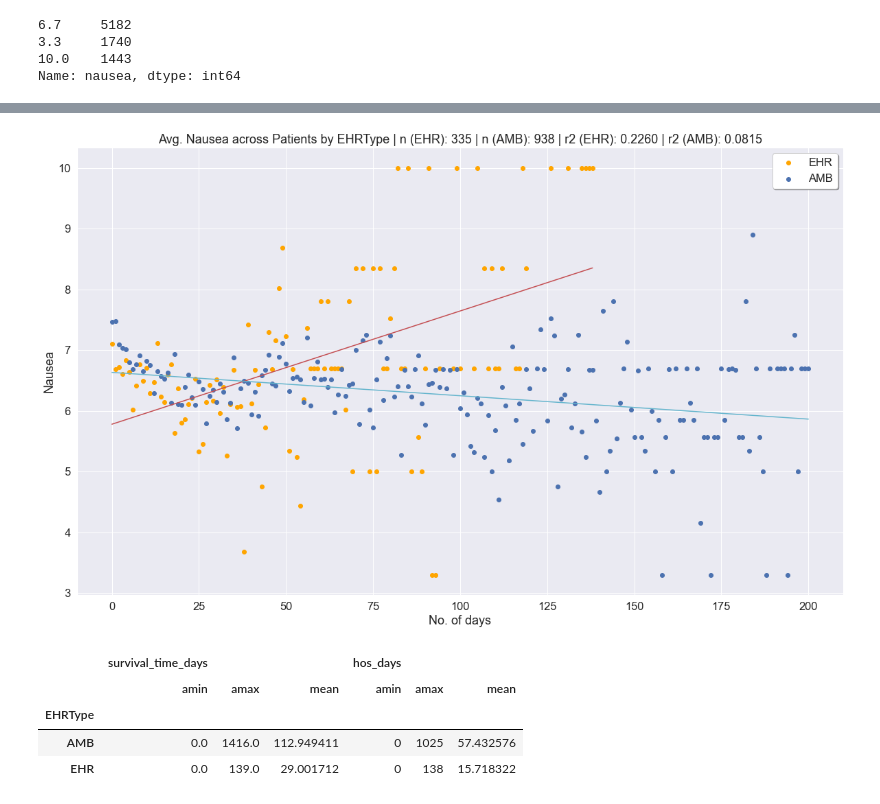
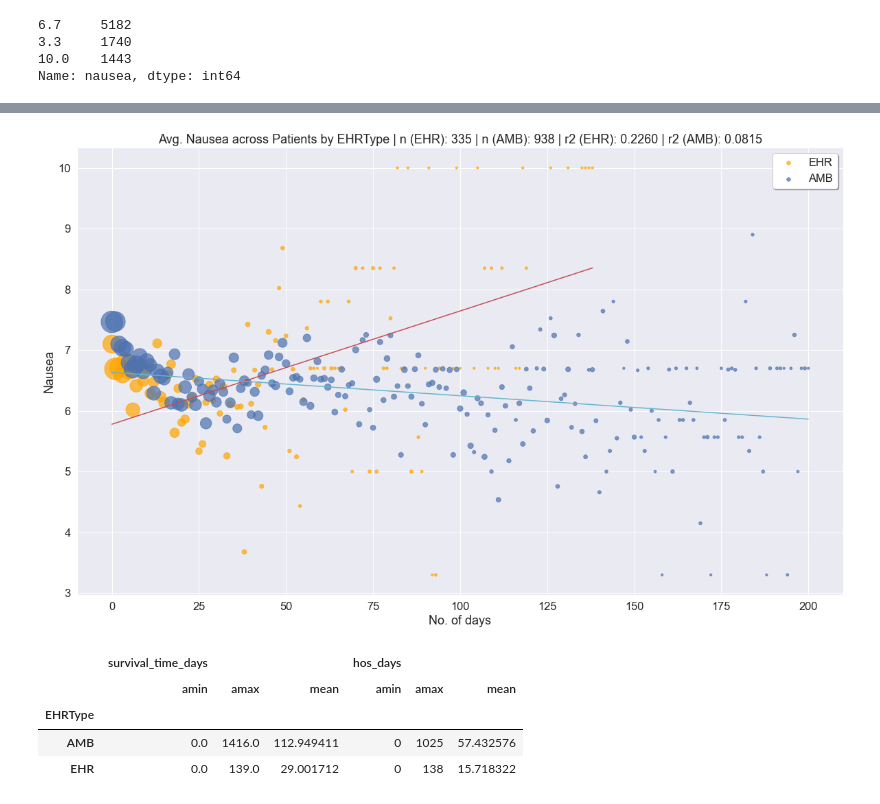
Before and after one commit to ryflect/cs692r-hospice, a Jupyter notebook: Referral Analysis - GI.ipynb, the cells around one changed output, grey strips where cells are left out. Drawn from its saved outputs; the diff is of its cells as text; code cells hidden in the pictures.

```diff
--- a/Referral Analysis - GI.ipynb
+++ b/Referral Analysis - GI.ipynb
@@ -849,6 +858,6 @@ plt.show()
 # plt.show()
 # %%
 # nausea split by EHRType
-df_n3 = df_na[['EHRType', 'hos_days', 'nausea']].groupby(by=['EHRType', 'hos_days']).mean().reset_index()
+df_n3 = df_na[['IDEHR', 'EHRType', 'hos_days', 'nausea']].groupby(by=['EHRType', 'hos_days']).agg(['mean', 'count']).reset_index()
 df_n3
 # %% [output]
@@ -875,23 +882,26 @@ Text(0.5, 0.98, 'Avg. Nausea across Patients by EHRType | n (EHR): 335 | n (AMB)
 # %%
 df_n3 = df_n3[df_n3['hos_days'] <= 200]
 fig, ax = plt.subplots()
 x_ehr = df_n3[df_n3['EHRType'] == 'EHR']['hos_days']
-y_ehr = df_n3[df_n3['EHRType'] == 'EHR']['nausea']
+y_ehr = df_n3[df_n3['EHRType'] == 'EHR']['nausea']['mean']
 slope, intercept, r_value_ehr, p_value, std_err = stats.linregress(x_ehr,y_ehr)
-l1 = ax.scatter(x_ehr, y_ehr, color='orange')
+l1 = ax.scatter(x_ehr, y_ehr, color='orange', s=get_scatter_marker_size(df_n3[df_n3['EHRType'] == 'EHR']['IDEHR']['count']), alpha=0.7)
 ax.plot(x_ehr, slope*x_ehr + intercept, color='r')
 x_amb = df_n3[df_n3['EHRType'] == 'AMB']['hos_days']
-y_amb = df_n3[df_n3['EHRType'] == 'AMB']['nausea']
+y_amb = df_n3[df_n3['EHRType'] == 'AMB']['nausea']['mean']
 slope, intercept, r_value_amb, p_value, std_err = stats.linregress(x_amb,y_amb)
-l2 = ax.scatter(x_amb, y_amb, color='b')
+l2 = ax.scatter(x_amb, y_amb, color='b', s=get_scatter_marker_size(df_n3[df_n3['EHRType'] == 'AMB']['IDEHR']['count']), alpha=0.7)
 ax.plot(x_amb, slope*x_amb + intercept, color='c')
-ax.legend((l1, l2), ('EHR', 'AMB'), loc='best', shadow=True, facecolor='w')
+lgnd = ax.legend((l1, l2), ('EHR', 'AMB'), loc='best', shadow=True, facecolor='w')
+lgnd.legendHandles[0]._sizes = [30]
+lgnd.legendHandles[1]._sizes = [30]
 ax.set_xlabel('No. of days')
 ax.set_ylabel('Nausea')
 ax.set_title('Avg. Nausea across Patients by EHRType | n (EHR): ' + str(e_num) + ' | n (AMB): ' + str(a_num) + ' | r2 (EHR): ' + "{:.4f}".format(r_value_ehr ** 2) + " | r2 (AMB): " + "{:.4f}".format(r_value_amb ** 2))
+plt.savefig('./graphs/gi/nau_avg_ehr.png', bbox_inches='tight')
 plt.show()
 # %% [output]
-[figure, old version]
+[figure, new version]
 # %%
 # e_num = len(df_na[df_na['EHRType'] == 'EHR'].IDEHR.unique())
 # a_num = len(df_na[df_na['EHRType'] == 'AMB'].IDEHR.unique())
```
Also changed, not shown: parts of 44 cells of this notebook, 6 other files.
